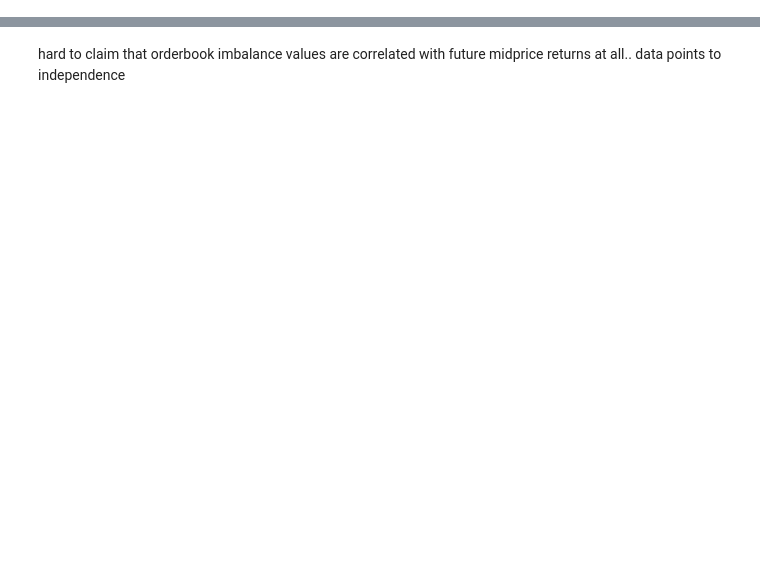
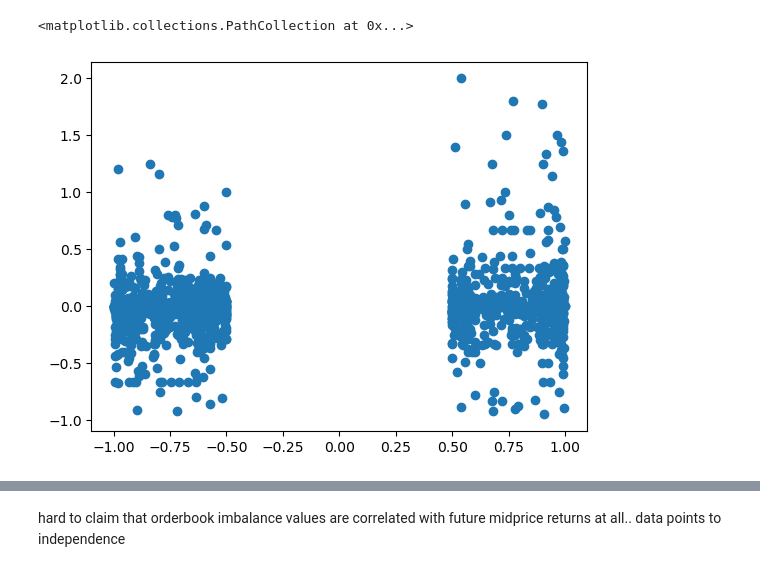
Before and after one commit to ijamil1/kalshi_mm, a Jupyter notebook: exploring_order_book_indicators_predictive_powers.ipynb, the cells around one changed output, grey strips where cells are left out. Cells and saved outputs as stored; diff of their text form; code cells hidden in the pictures; blank space fills up the shorter version.

```diff
--- a/exploring_order_book_indicators_predictive_powers.ipynb
+++ b/exploring_order_book_indicators_predictive_powers.ipynb
@@ -266,3 +148,2 @@ data['seconds'] = data.apply(lambda x: x['timestamp'].second, axis=1)
 # %%
-tickers = list(data['ticker'].unique()) #unique tickers in data df
-gpo = data.groupby('ticker') #groupby object of data df on ticker
+data_minute_lvl = data.groupby(['ticker', 'hour', 'minute']).last()
@@ -268,0 +167,3 @@ gpo = data.groupby('ticker') #groupby object of data df on ticker
+# %%
+data_minute_lvl = data_minute_lvl.reset_index()
+data_minute_lvl
@@ -268,0 +184,13 @@ gpo = data.groupby('ticker') #groupby object of data df on ticker
+# %%
+data_minute_ticker_lvl_gpo = data_minute_lvl.groupby('ticker')
+tickers = set(list(data_minute_lvl['ticker']))
+df_list = []
+for t in tickers:
+    group = data_minute_ticker_lvl_gpo.get_group(t).reset_index(drop=True)
+    group['minute_return'] = [None] + list((np.array(group['midprice'].iloc[1:])-np.array(group['midprice'].iloc[:-1]))/np.array(group['midprice'].iloc[:-1]))
+    group['next_minute_return'] = list(group['minute_return'].iloc[1:]) + [None]
+    group = group.drop(columns=['timestamp', 'date', 'seconds', 'minute_return'])
+    df_list.append(group.iloc[:-1])
+
+data_minute_lvl = pd.concat(df_list, ignore_index=True)
+data_minute_lvl
@@ -268,0 +211,7 @@ gpo = data.groupby('ticker') #groupby object of data df on ticker
+# %%
+d0 = data_minute_lvl[(data_minute_lvl['obi_l1'] != -1) & (data_minute_lvl['obi_l1'] != 1)]
+d1 = d0[(d0['obi_l1'] <= -0.5) | (d0['obi_l1'] >= 0.5)]
+plt.scatter(d1['obi_l1'], d1['next_minute_return'])
+# %% [output]
+<matplotlib.collections.PathCollection at 0x...>
+[figure, added]
```
Also changed, not shown: parts of 29 cells of this notebook, 1 other file.
